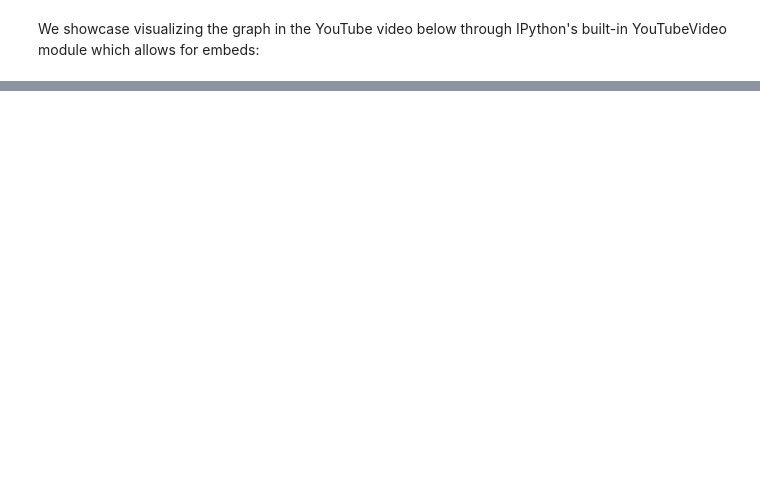
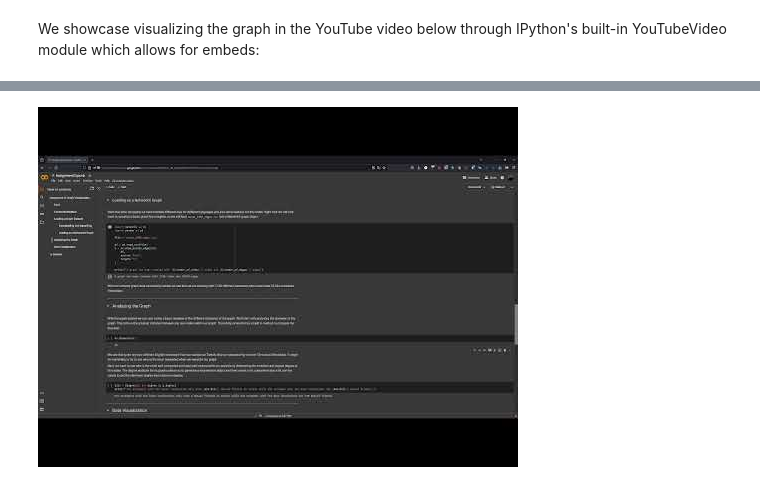
Before and after one commit to abnormalPotassium/DATA620, a Jupyter notebook: Assignment 3/Assignment3.ipynb, the cells around one changed output, grey strips where cells are left out. Drawn from its saved outputs; the diff is of its cells as text; code cells hidden in the pictures; blank space fills up the shorter version.

Commit message:
Added image embed

```diff
--- a/Assignment 3/Assignment3.ipynb
+++ b/Assignment 3/Assignment3.ipynb
@@ -161,4 +167,4 @@ We showcase visualizing the graph in the YouTube video below through IPython's b
 # %%
 from IPython.display import YouTubeVideo
-YouTubeVideo('jTuUVN57f7U')
+YouTubeVideo('jTuUVN57f7U', width=800, height=450)
 # %% [output]
@@ -165,0 +171 @@ YouTubeVideo('jTuUVN57f7U')
+[figure, added]
```
Also changed, not shown: parts of 2 cells of this notebook.
